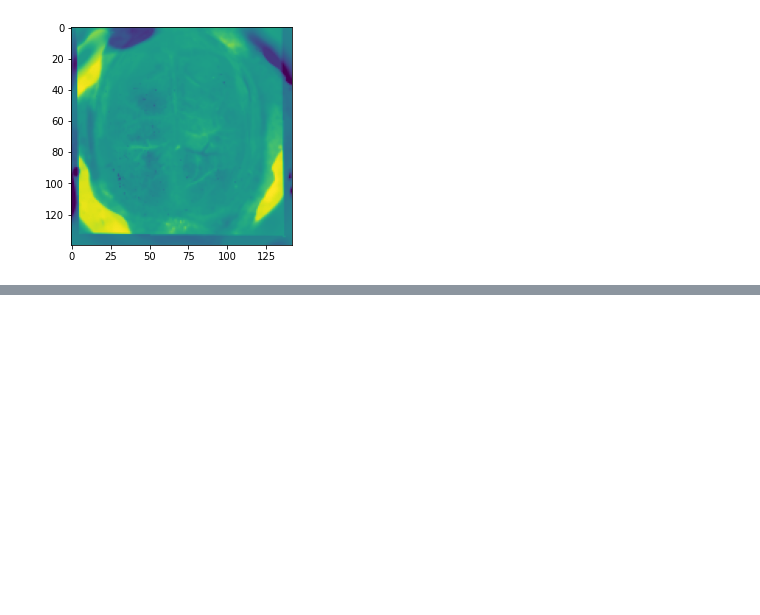
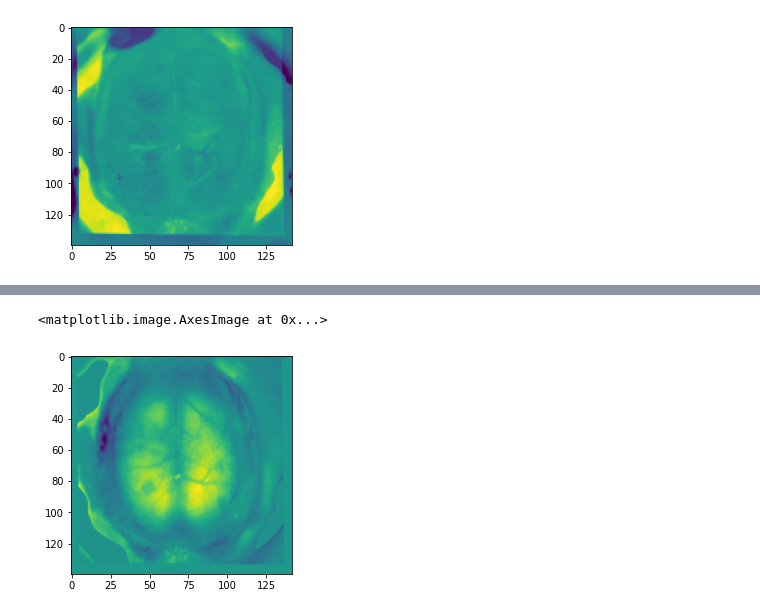
Before and after one commit to DuguidLab/mesoscopy, a Jupyter notebook: exploratory/registration.ipynb, the cells around one changed output, grey strips where cells are left out. Cells and saved outputs as stored; diff of their text form; code cells hidden in the pictures; blank space fills up the shorter version.

```diff
--- a/exploratory/registration.ipynb
+++ b/exploratory/registration.ipynb
@@ -208,0 +226,6 @@ plt.hist(ndi.affine_transform(sample_img, transform[1]) - sample_img)
+# %%
+warped = []
+for idx in range(frames.shape[0]):
+    warped.append(trf.warp(frames[idx], tform, order=3))
+# %%
+warped = np.array(warped)
@@ -208,0 +236,5 @@ plt.hist(ndi.affine_transform(sample_img, transform[1]) - sample_img)
+# %%
+plt.imshow(warped[100])
+# %% [output]
+<matplotlib.image.AxesImage at 0x...>
+[figure, added]
```
Also changed, not shown: parts of 15 cells of this notebook.
